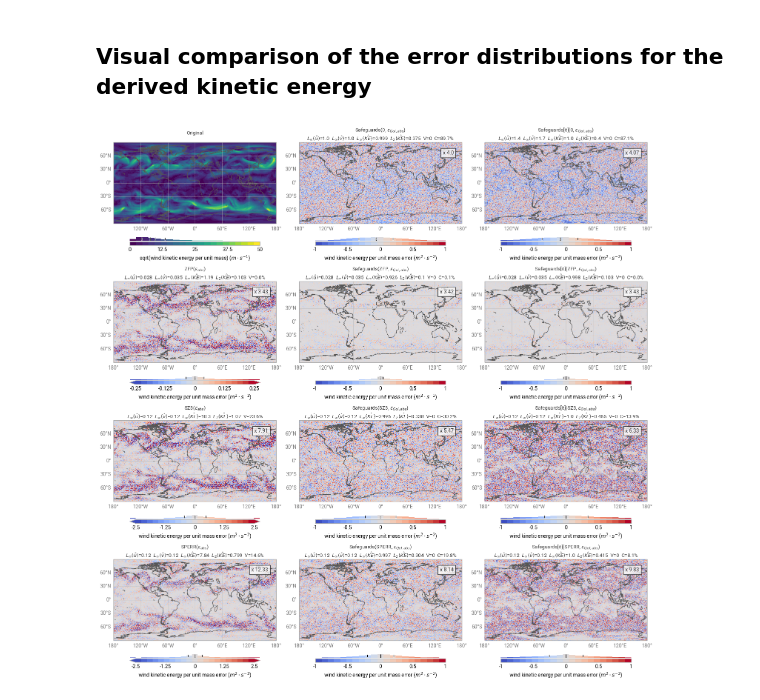
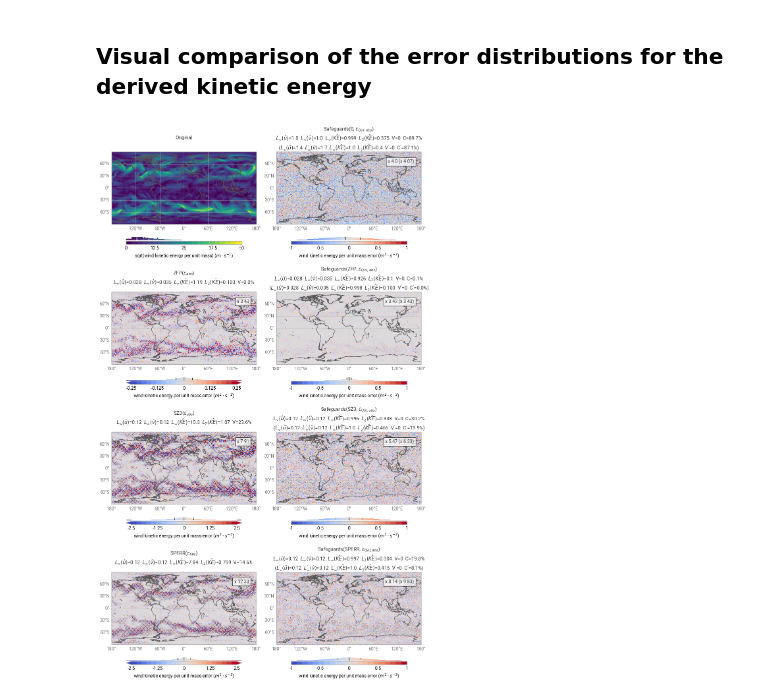
Before and after one commit to juntyr/compression-safeguards, a Jupyter notebook: examples/kinetic-energy.ipynb, the cells around one changed output. Cells and saved outputs as stored; diff of their text form; code cells hidden in the pictures.

Commit message:
better integrate iterative corrections into plots (dssim, deriv, iso, precip missing)

```diff
--- a/examples/kinetic-energy.ipynb
+++ b/examples/kinetic-energy.ipynb
@@ -332,9 +436,9 @@ for codec in [
 ## Visual comparison of the error distributions for the derived kinetic energy
 # %%
 fig = earthkit.plots.Figure(
-    size=(15, 15),
+    size=(10, 17),
     rows=4,
-    columns=3,
+    columns=2,
 )
 
 plot_kinetic_energy(
@@ -377,6 +481,8 @@ plot_kinetic_energy(
     ke_eb_abs=ke_eb_abs,
     error=True,
     corr=ERA5_zero,
+    my_ERA5_it=ERA5_sg_it["zero"],
+    cr_it=ERA5_sg_it_cr["zero"],
 )
 plot_kinetic_energy(
     ERA5_sg["zfp.rs"],
@@ -384,72 +490,37 @@ plot_kinetic_energy(
     fig.add_map(1, 1),
     r"Safeguards(ZFP, $\epsilon_{{QoI,abs}}$)",
     span=ke_eb_abs,
     ke_eb_abs=ke_eb_abs,
     error=True,
     corr=ERA5_zfp,
+    my_ERA5_it=ERA5_sg_it["zfp.rs"],
+    cr_it=ERA5_sg_it_cr["zfp.rs"],
 )
 plot_kinetic_energy(
     ERA5_sg["sz3.rs"],
     ERA5_sg_cr["sz3.rs"],
     fig.add_map(2, 1),
     r"Safeguards(SZ3, $\epsilon_{{QoI,abs}}$)",
     span=ke_eb_abs,
     ke_eb_abs=ke_eb_abs,
     error=True,
     corr=ERA5_sz3,
+    my_ERA5_it=ERA5_sg_it["sz3.rs"],
+    cr_it=ERA5_sg_it_cr["sz3.rs"],
 )
 plot_kinetic_energy(
     ERA5_sg["sperr.rs"],
     ERA5_sg_cr["sperr.rs"],
     fig.add_map(3, 1),
     r"Safeguards(SPERR, $\epsilon_{{QoI,abs}}$)",
     span=ke_eb_abs,
     ke_eb_abs=ke_eb_abs,
     error=True,
     corr=ERA5_sperr,
-)
-
-plot_kinetic_energy(
-    ERA5_sg_it["zero"],
-    ERA5_sg_it_cr["zero"],
-    fig.add_map(0, 2),
-    r"Safeguards[it](0, $\epsilon_{{QoI,abs}}$)",
-    span=ke_eb_abs,
-    ke_eb_abs=ke_eb_abs,
-    error=True,
-    corr=ERA5_zero,
-)
-plot_kinetic_energy(
-    ERA5_sg_it["zfp.rs"],
-    ERA5_sg_it_cr["zfp.rs"],
-    fig.add_map(1, 2),
-    r"Safeguards[it](ZFP, $\epsilon_{{QoI,abs}}$)",
-    span=ke_eb_abs,
-    ke_eb_abs=ke_eb_abs,
-    error=True,
-    corr=ERA5_zfp,
-)
-plot_kinetic_energy(
-    ERA5_sg_it["sz3.rs"],
-    ERA5_sg_it_cr["sz3.rs"],
-    fig.add_map(2, 2),
-    r"Safeguards[it](SZ3, $\epsilon_{{QoI,abs}}$)",
-    span=ke_eb_abs,
-    ke_eb_abs=ke_eb_abs,
-    error=True,
-    corr=ERA5_sz3,
-)
-plot_kinetic_energy(
-    ERA5_sg_it["sperr.rs"],
-    ERA5_sg_it_cr["sperr.rs"],
-    fig.add_map(3, 2),
-    r"Safeguards[it](SPERR, $\epsilon_{{QoI,abs}}$)",
-    span=ke_eb_abs,
-    ke_eb_abs=ke_eb_abs,
-    error=True,
-    corr=ERA5_sperr,
+    my_ERA5_it=ERA5_sg_it["sperr.rs"],
+    cr_it=ERA5_sg_it_cr["sperr.rs"],
 )
 
 fig.save("kinetic-energy.pdf")
 # %% [output]
-[figure, old version]
+[figure, new version]
```
Also changed, not shown: parts of 2 cells of this notebook, 7 other files.
